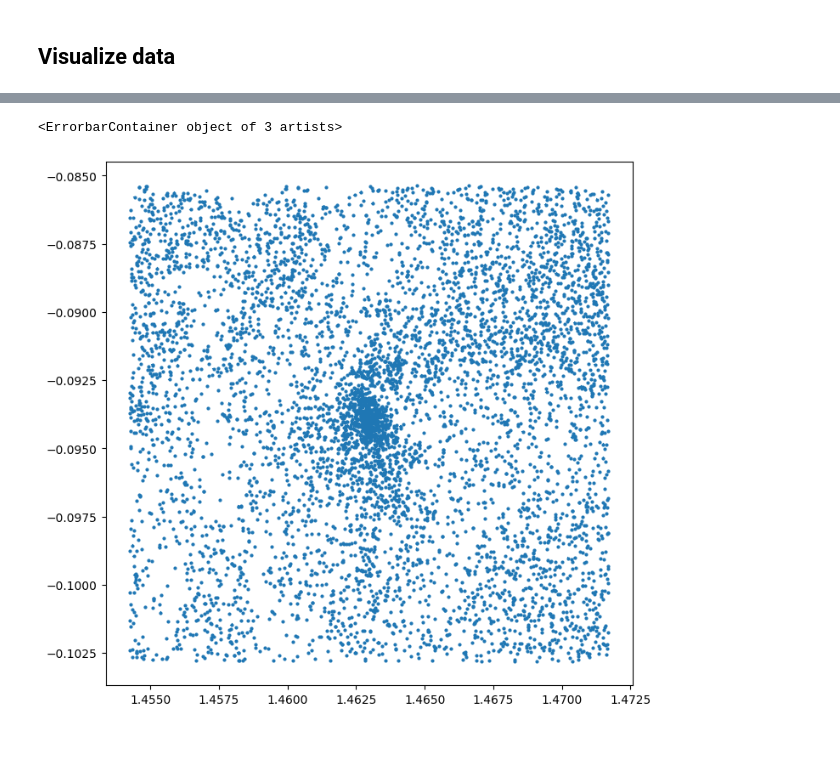
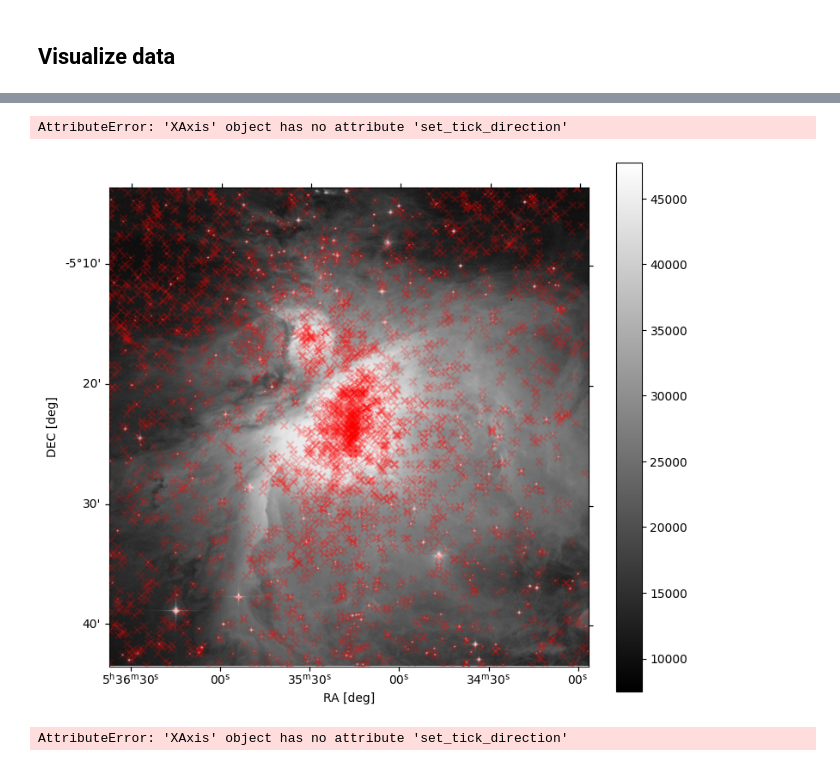
Before and after one commit to mathren/MfA_runaways, a Jupyter notebook: data/explore_Gaia_dr3_catalog.ipynb, the cells around one changed output, grey strips where cells are left out. Saved outputs shown, nothing was run; the diff lists cells and outputs as text; code cells hidden in the pictures.

```diff
--- a/data/explore_Gaia_dr3_catalog.ipynb
+++ b/data/explore_Gaia_dr3_catalog.ipynb
@@ -13,0 +35,10 @@ from astropy.io import fits
+# %%
+# show fits header -- explains what is in the fits file
+hdul = fits.open(fits_files[1])
+#print(hdul[0].header)
+# get world coordinate system (wcs) from image
+wcs = WCS(hdul[0].header)
+# get center of that image
+orion_im_ra = Angle(hdul[0].header["OBJCTRA"], unit=u.hourangle).to(u.degree)
+orion_im_dec = Angle(hdul[0].header["OBJCTDEC"], unit=u.deg).to(u.degree)
+print(orion_im_ra.to(u.deg), orion_im_dec.to(u.deg))
@@ -33,6 +89,6 @@ query stars around the orion nebula
 # %%
 # query data around Orion
-Orion_center = SkyCoord(ra=83.822 , dec=-5.391, unit=(u.degree, u.degree), frame='icrs')
+Orion_center = SkyCoord(ra=orion_im_ra , dec=orion_im_dec, unit=(u.degree, u.degree), frame='icrs')
 width = u.Quantity(1, u.deg)
 height = width
 orion_cluster_all = Gaia.query_object_async(coordinate=Orion_center, width=width, height=height)
@@ -98,12 +142,28 @@ ax.plot(ra_rad, dec_rad, 'o', markersize=2, alpha=0.3)
-# %%
-# zoom in
-fig = plt.figure(figsize=(8, 8))
-gs = gridspec.GridSpec(100, 100)
-ax = fig.add_subplot(gs[:, :])
-
-ax.errorbar(ra_rad, dec_rad, yerr = dec_err.value , xerr=ra_err.value, lw=0, elinewidth=3, markersize=2, marker='o')
-# ax.set_xlabel(r"RA [deg]")
-# ax.set_ylabel(r"DEC [deg]")
-# %% [output]
-<ErrorbarContainer object of 3 artists>
-[figure, removed]
+# %%
+fig = plt.figure(figsize=(8, 8))
+gs = gridspec.GridSpec(100, 100)
+ax = fig.add_subplot(gs[:, :90], projection=wcs)
+cax = fig.add_subplot(gs[:, 95:])
+
+ra = orion_cluster_all["ra"]
+dec = orion_cluster_all["dec"]
+positions = SkyCoord(ra=ra, dec=dec, unit=(u.degree, u.degree), frame='icrs')
+# get position in underlying image coordinates
+x, y = wcs.all_world2pix(positions.ra.deg,positions.dec.deg, 1)
+
+
+
+p = ax.imshow(stacked, cmap='gray')
+# clip to composite image
+ax.set_xlim(0, len(stacked[0]))
+ax.set_ylim(0, len(stacked[1]))
+# add colorbar
+fig.colorbar(p, cax=cax)
+# add data
+ax.scatter(x, y, marker='x', c='r', zorder=10, alpha=0.2)
+ax.set_xlabel(r"RA [deg]")
+ax.set_ylabel(r"DEC [deg]")
+# %% [output]
+AttributeError: 'XAxis' object has no attribute 'set_tick_direction'
+[figure, added]
+AttributeError: 'XAxis' object has no attribute 'set_tick_direction'
```
Also changed, not shown: parts of 17 cells of this notebook, 1 other file.
